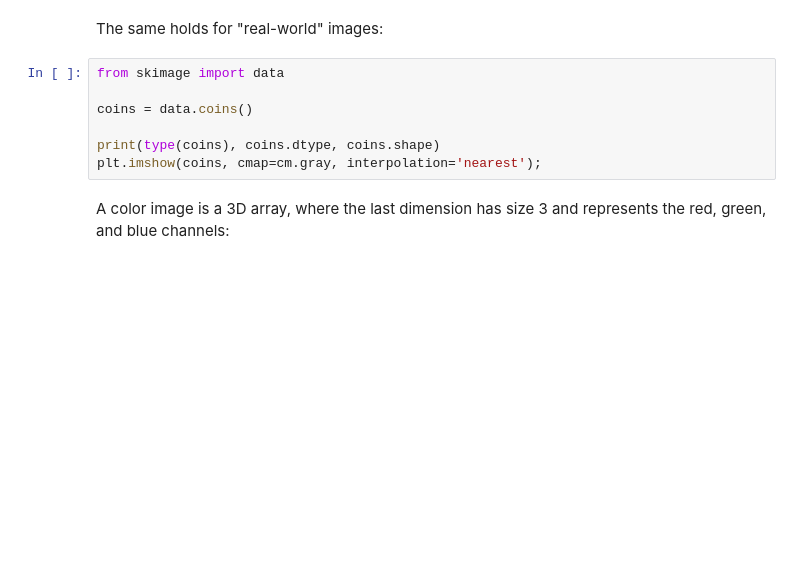
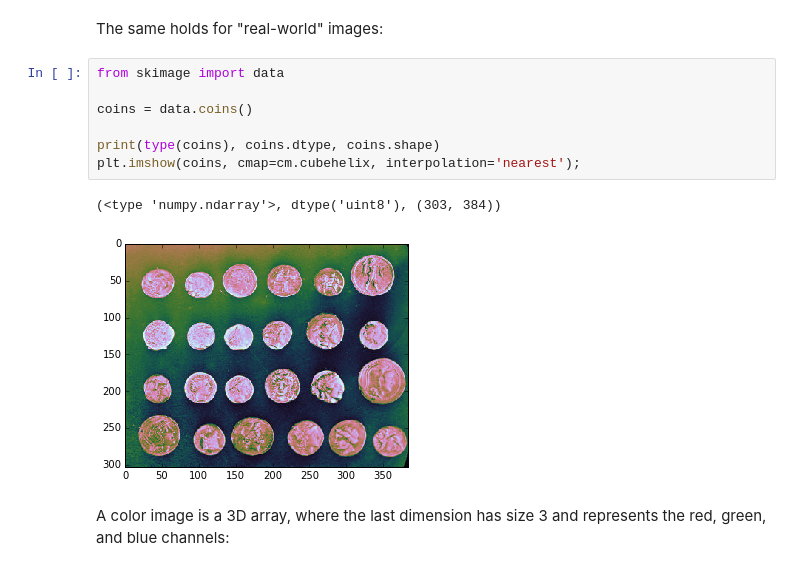
Before and after one commit to jni/numpy-skimage-tutorial, a Jupyter notebook: notebooks/00_images_are_arrays.ipynb, the cells around one changed output. Cells and saved outputs as stored; diff of their text form; blank space fills up the shorter version.

```diff
--- a/notebooks/00_images_are_arrays.ipynb
+++ b/notebooks/00_images_are_arrays.ipynb
@@ -16,10 +19,13 @@ The same holds for "real-world" images:
 # %%
 from skimage import data
 
 coins = data.coins()
 
 print(type(coins), coins.dtype, coins.shape)
-plt.imshow(coins, cmap=cm.gray, interpolation='nearest');
+plt.imshow(coins, cmap=cm.cubehelix, interpolation='nearest');
+# %% [output]
+(<type 'numpy.ndarray'>, dtype('uint8'), (303, 384))
+[figure, added]
 # %% [markdown]
 A color image is a 3D array, where the last dimension has size 3 and represents the red, green, and blue channels:
 # %%
```
Also changed, not shown: parts of 11 cells of this notebook, 3 other files.
